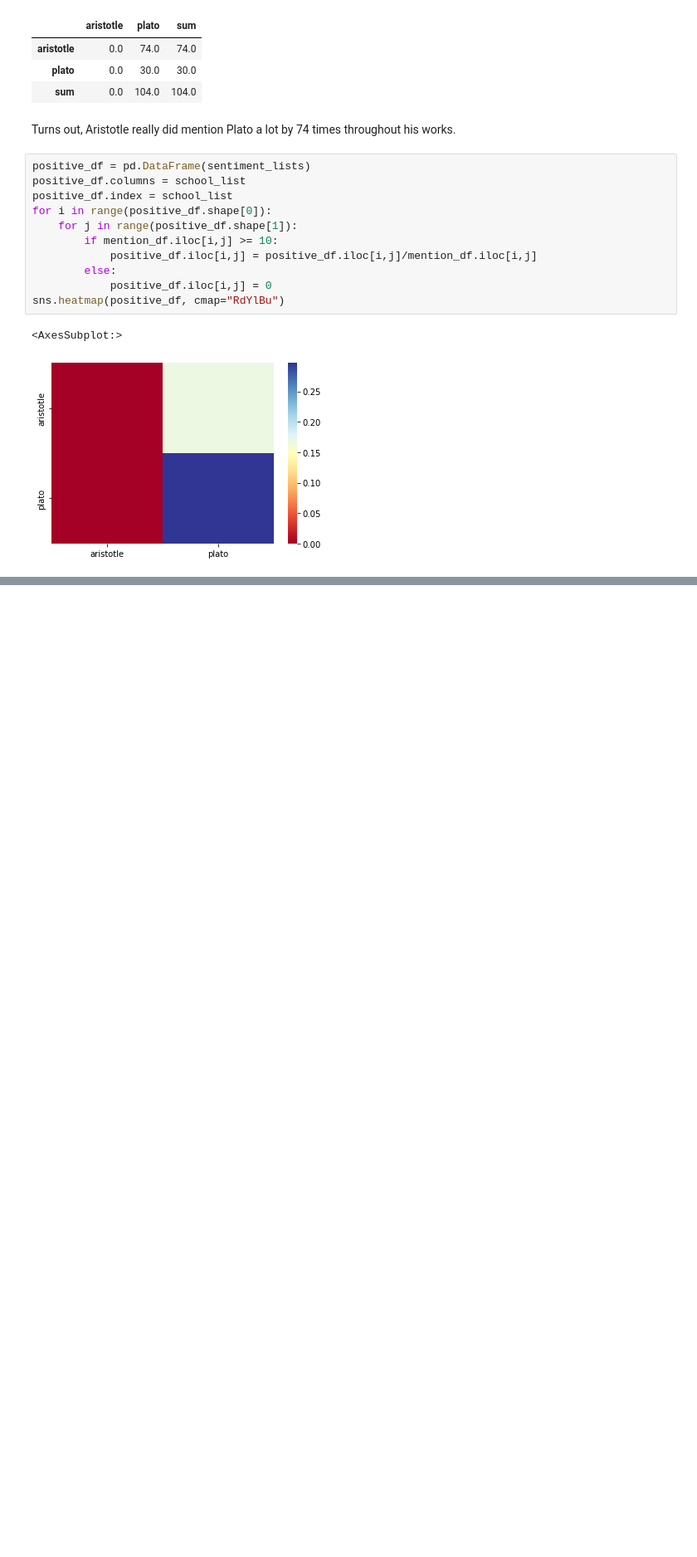
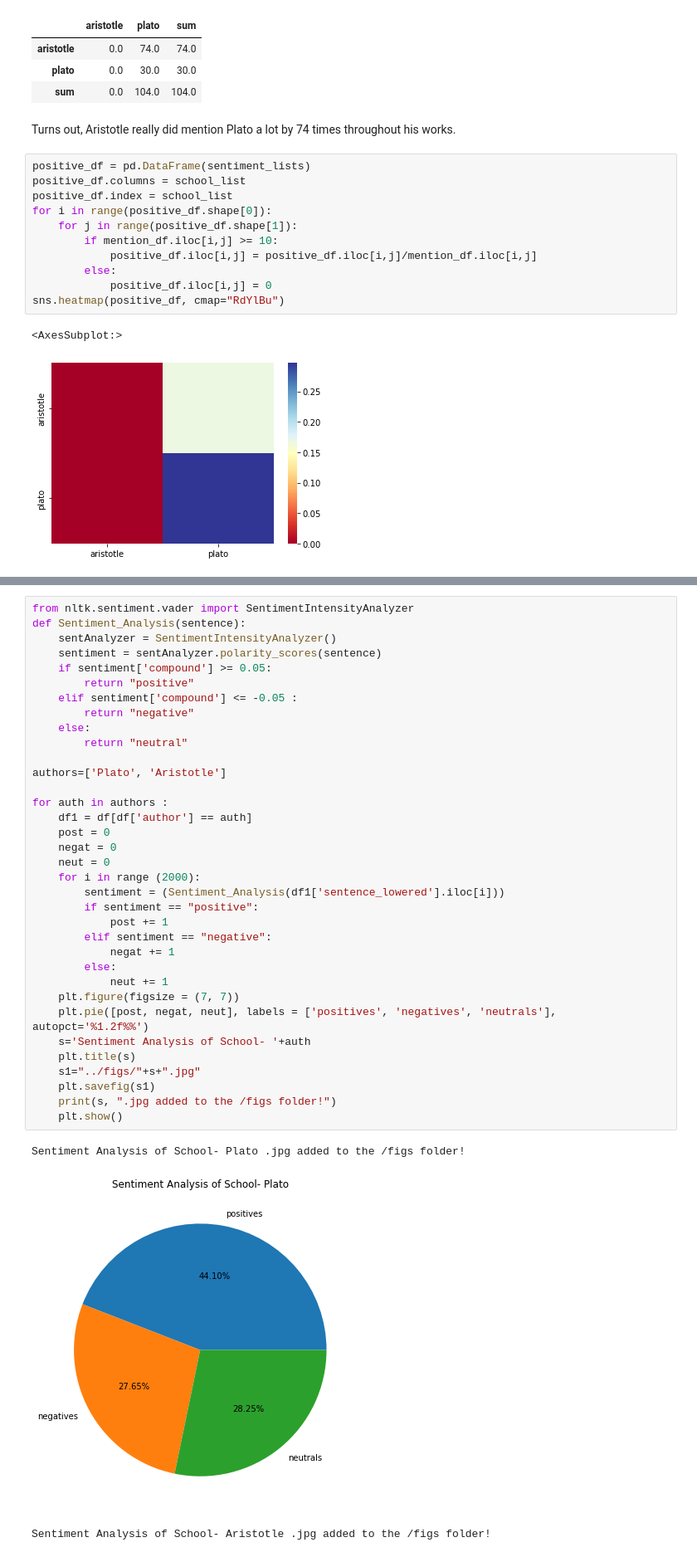
Before and after one commit to TZstatsADS/ads-spring2023-project1-denisesonia, a Jupyter notebook: doc/Denise Rahmadina_5243 Project 1.ipynb, the cells around one changed output, grey strips where cells are left out. Shown at 83% size. Saved outputs shown, nothing was run; the diff lists cells and outputs as text; blank space fills up the shorter version.

```diff
--- a/doc/Denise Rahmadina_5243 Project 1.ipynb
+++ b/doc/Denise Rahmadina_5243 Project 1.ipynb
@@ -192,0 +259,39 @@ sns.heatmap(positive_df, cmap="RdYlBu")
+# %%
+from nltk.sentiment.vader import SentimentIntensityAnalyzer
+def Sentiment_Analysis(sentence):
+    sentAnalyzer = SentimentIntensityAnalyzer()
+    sentiment = sentAnalyzer.polarity_scores(sentence)
+    if sentiment['compound'] >= 0.05:
+        return "positive"
+    elif sentiment['compound'] <= -0.05 :
+        return "negative"
+    else:
+        return "neutral"
+
+authors=['Plato', 'Aristotle']
+
+for auth in authors :
+    df1 = df[df['author'] == auth]
+    post = 0
+    negat = 0
+    neut = 0
+    for i in range (2000):
+        sentiment = (Sentiment_Analysis(df1['sentence_lowered'].iloc[i]))
+        if sentiment == "positive":
+            post += 1
+        elif sentiment == "negative":
+            negat += 1
+        else:
+            neut += 1
+    plt.figure(figsize = (7, 7))
+    plt.pie([post, negat, neut], labels = ['positives', 'negatives', 'neutrals'], autopct='%1.2f%%')
+    s='Sentiment Analysis of School- '+auth
+    plt.title(s)
+    s1="../figs/"+s+".jpg"
+    plt.savefig(s1)
+    print(s, ".jpg added to the /figs folder!")
+    plt.show()
+# %% [output]
+Sentiment Analysis of School- Plato .jpg added to the /figs folder!
+[figure, added]
+Sentiment Analysis of School- Aristotle .jpg added to the /figs folder!
```
Also changed, not shown: parts of 31 cells of this notebook, 11 other files.
